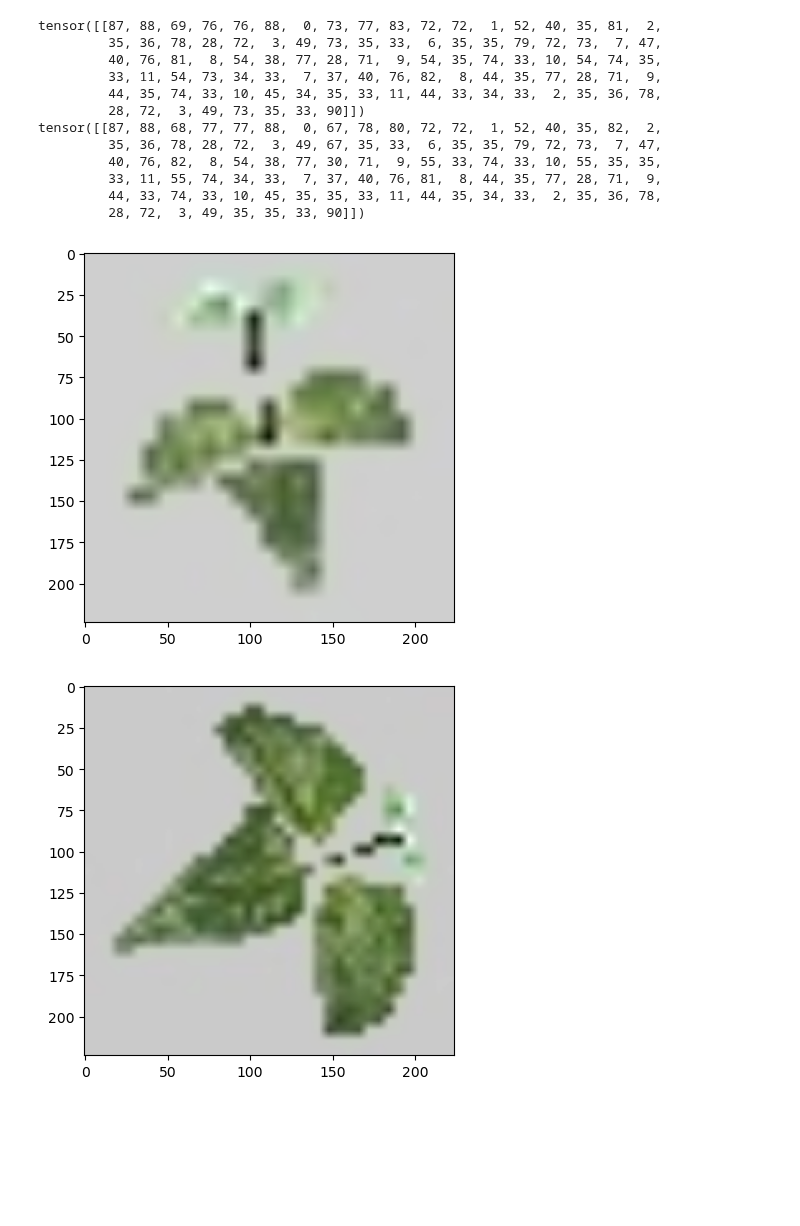
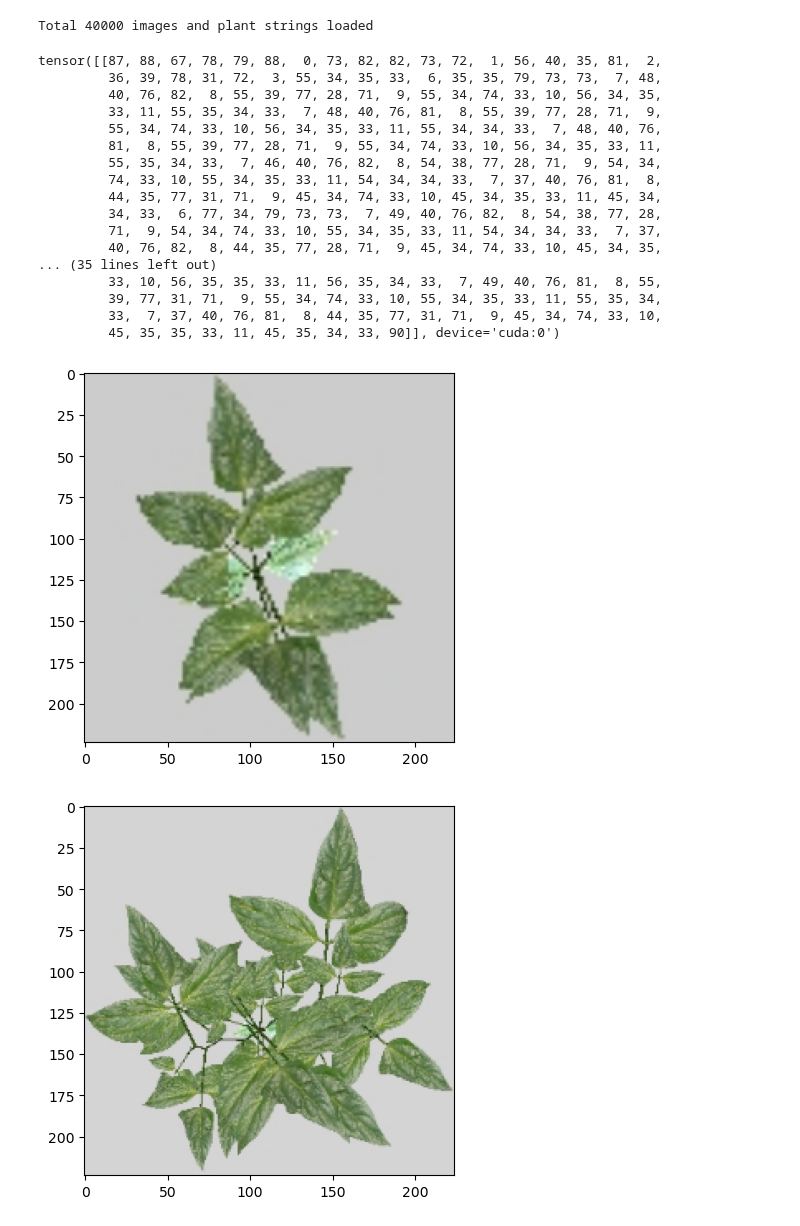
Before and after one commit to GEMINI-Breeding/Image2PlantArchitecture, a Jupyter notebook: src/test_hf.ipynb, the cells around one changed output. Cells and saved outputs as stored; diff of their text form; code cells hidden in the pictures; blank space fills up the shorter version.

```diff
--- a/src/test_hf.ipynb
+++ b/src/test_hf.ipynb
@@ -27,8 +27,10 @@ from string_to_xml_to_vec import xml2vec, linked_to_recursive
 from plant_dataset import PlantDataset
 
 # Dataset 인스턴스 생성
-growth_stages = ["01"]
+if 0:
+    growth_stages = ["01"]
+else:
+    growth_stages = None
 image_processor = ViTImageProcessor.from_pretrained("google/vit-base-patch16-224-in21k")
-dataset = PlantDataset(root_dir="../data/2000_Plots_20241210_Quantized",
-                        process_leaf=True,
-                        stages=growth_stages, preload=False, image_processor=image_processor, add_sos_token=False)
+
+device = "cuda" if torch.cuda.is_available() else "cpu"
@@ -37,9 +37,10 @@ Total 2000 images and plant strings loaded
 # %%
 from transformers import VisionEncoderDecoderModel
+from utils import model_summary
 
 #checkpoint_path = "../log/20250321_Quantized_dataset_PlantMeta/results"
-checkpoint_path = "../log/20250322_Quantized_dataset_PlantMeta_ScratchDecoder/results/checkpoint-1500"
-model = VisionEncoderDecoderModel.from_pretrained(checkpoint_path)
+checkpoint_path = "../log/20250322_Quantized_dataset_PlantMeta_TotalData/results/checkpoint-7000"
+model = VisionEncoderDecoderModel.from_pretrained(checkpoint_path).to(device)
 # Set the model to evaluation mode
 model.eval()
 # %% [output]
@@ -63,36 +78,65 @@ VisionEncoderDecoderModel(
+# %%
+from torch.utils.data import random_split
+# Set a random seed for reproducibility
+seed = 42
+torch.manual_seed(seed)
+
+# Dataset 인스턴스 생성
+if 0:
+    growth_stages = ["01"]
+else:
+    growth_stages = None
+dataset = PlantDataset(root_dir="../data/2000_Plots_20241210_Quantized", stages=growth_stages,
+                       process_leaf=True,
+                       preload=False, image_processor=image_processor, add_sos_token=False)
+
+# Split the dataset into Train, Validation, and Test sets
+train_size = int(0.8 * len(dataset))  # 80% for training
+val_size = int(0.1 * len(dataset))    # 10% for validation
+test_size = len(dataset) - train_size - val_size  # Remaining 10% for testing
+
+# Use random_split with the seed set above
+train_dataset, val_dataset, test_dataset = random_split(dataset, [train_size, val_size, test_size])
+# %% [output]
+Total 40000 images and plant strings loaded
 # %%
 import matplotlib.pyplot as plt
 for i in range(2):
-    pixel_values = dataset[i]["pixel_values"].unsqueeze(0).to(model.device)
-    plant_info = dataset[i]["plant_info"]
+    pixel_values = test_dataset[i]["pixel_values"].unsqueeze(0).to(model.device)
+    plant_info = test_dataset[i]["plant_info"]
     plant_info = torch.tensor(plant_info, dtype=torch.long).unsqueeze(0).to(model.device)  # Ensure plant_info is a tens
     generated_ids = model.generate(pixel_values,
                                 decoder_start_token_id=SOS_TOKEN,
                                 decoder_input_ids=plant_info,
                                 eos_token_id=EOS_TOKEN,
-                                max_length=200
+                                max_length=2500
                                 )
     print(generated_ids)
 
     image_vis = pixel_values.squeeze().permute(1,2,0).cpu().numpy()
     image_vis = cv2.normalize(np.array(image_vis), None, alpha=0, beta=255, norm_type=cv2.NORM_MINMAX, dtype=cv2.CV_8U)
     plt.figure()
     plt.imshow(image_vis)
 # %% [output]
-tensor([[87, 88, 69, 76, 76, 88,  0, 73, 77, 83, 72, 72,  1, 52, 40, 35, 81,  2,
-         35, 36, 78, 28, 72,  3, 49, 73, 35, 33,  6, 35, 35, 79, 72, 73,  7, 47,
-         40, 76, 81,  8, 54, 38, 77, 28, 71,  9, 54, 35, 74, 33, 10, 54, 74, 35,
-         33, 11, 54, 73, 34, 33,  7, 37, 40, 76, 82,  8, 44, 35, 77, 28, 71,  9,
-         44, 35, 74, 33, 10, 45, 34, 35, 33, 11, 44, 33, 34, 33,  2, 35, 36, 78,
-         28, 72,  3, 49, 73, 35, 33, 90]])
-tensor([[87, 88, 68, 77, 77, 88,  0, 67, 78, 80, 72, 72,  1, 52, 40, 35, 82,  2,
-         35, 36, 78, 28, 72,  3, 49, 67, 35, 33,  6, 35, 35, 79, 72, 73,  7, 47,
-         40, 76, 82,  8, 54, 38, 77, 30, 71,  9, 55, 33, 74, 33, 10, 55, 35, 35,
-         33, 11, 55, 74, 34, 33,  7, 37, 40, 76, 81,  8, 44, 35, 77, 28, 71,  9,
-         44, 33, 74, 33, 10, 45, 35, 35, 33, 11, 44, 35, 34, 33,  2, 35, 36, 78,
-         28, 72,  3, 49, 35, 35, 33, 90]])
+tensor([[87, 88, 67, 78, 79, 88,  0, 73, 82, 82, 73, 72,  1, 56, 40, 35, 81,  2,
+         36, 39, 78, 31, 72,  3, 55, 34, 35, 33,  6, 35, 35, 79, 73, 73,  7, 48,
+         40, 76, 82,  8, 55, 39, 77, 28, 71,  9, 55, 34, 74, 33, 10, 56, 34, 35,
+         33, 11, 55, 35, 34, 33,  7, 48, 40, 76, 81,  8, 55, 39, 77, 28, 71,  9,
+         55, 34, 74, 33, 10, 56, 34, 35, 33, 11, 55, 34, 34, 33,  7, 48, 40, 76,
+         81,  8, 55, 39, 77, 28, 71,  9, 55, 34, 74, 33, 10, 56, 34, 35, 33, 11,
+         55, 35, 34, 33,  7, 46, 40, 76, 82,  8, 54, 38, 77, 28, 71,  9, 54, 34,
+         74, 33, 10, 55, 34, 35, 33, 11, 54, 34, 34, 33,  7, 37, 40, 76, 81,  8,
+         44, 35, 77, 31, 71,  9, 45, 34, 74, 33, 10, 45, 34, 35, 33, 11, 45, 34,
+         34, 33,  6, 77, 34, 79, 73, 73,  7, 49, 40, 76, 82,  8, 54, 38, 77, 28,
+         71,  9, 54, 34, 74, 33, 10, 55, 34, 35, 33, 11, 54, 34, 34, 33,  7, 37,
+         40, 76, 82,  8, 44, 35, 77, 28, 71,  9, 45, 34, 74, 33, 10, 45, 34, 35,
+... (35 lines left out)
+         33, 10, 56, 35, 35, 33, 11, 56, 35, 34, 33,  7, 49, 40, 76, 81,  8, 55,
+         39, 77, 31, 71,  9, 55, 34, 74, 33, 10, 55, 34, 35, 33, 11, 55, 35, 34,
+         33,  7, 37, 40, 76, 81,  8, 44, 35, 77, 31, 71,  9, 45, 34, 74, 33, 10,
+         45, 35, 35, 33, 11, 45, 35, 34, 33, 90]], device='cuda:0')
-[figure, old version]
+[figure, new version]
-[figure, old version]
+[figure, new version]
 # %%
 import os
 import torch
```
Also changed, not shown: parts of 4 cells of this notebook, 4 other files.
